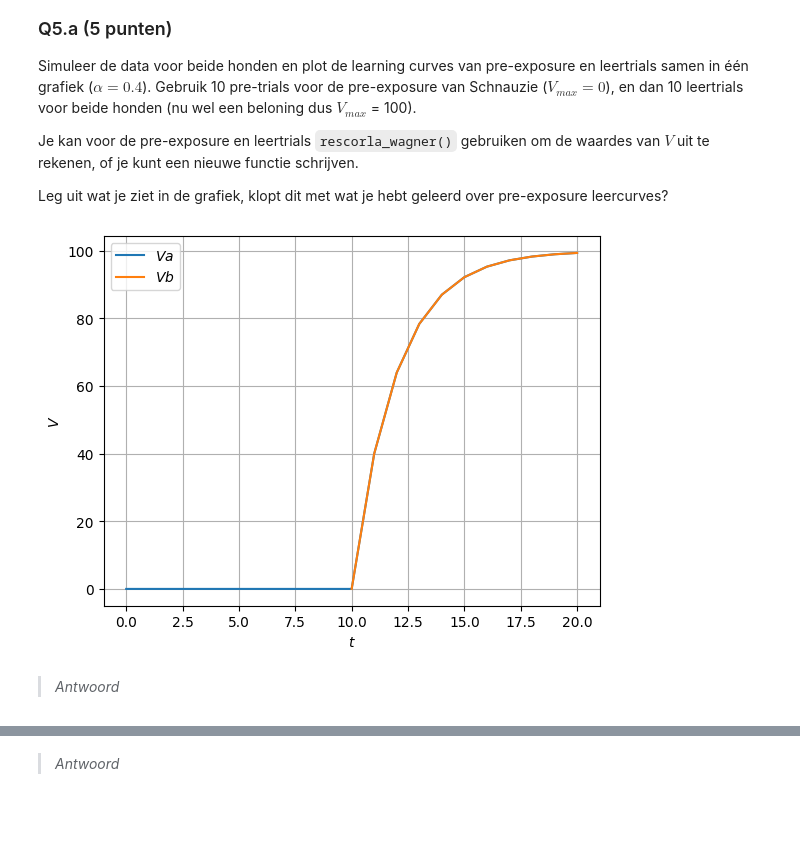
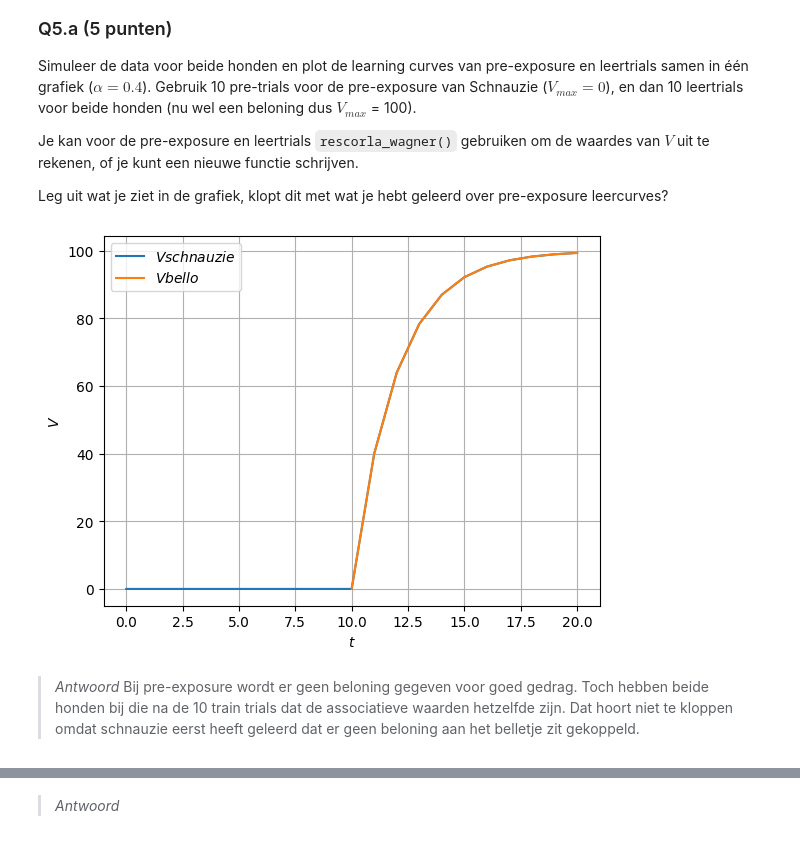
Before and after one commit to Knoerdin/huiswerk_gijs_nordin, a Jupyter notebook: Assignment 1/Assignment_1.ipynb, the cells around one changed output, grey strips where cells are left out. Drawn from its saved outputs; the diff is of its cells as text; code cells hidden in the pictures; blank space fills up the shorter version.

Commit message:
5a en b goed denk

```diff
--- a/Assignment 1/Assignment_1.ipynb
+++ b/Assignment 1/Assignment_1.ipynb
@@ -378,19 +378,19 @@ Leg uit wat je ziet in de grafiek, klopt dit met wat je hebt geleerd over pre-ex
 # %%
 # TO DO plot
 v_pre_schnauzie, _ = rescorla_wagner(0.4, 0, 0, 10)
-
 v_leer_schnauzie, _ = rescorla_wagner(0.4, v_pre_schnauzie[-1], 100, 10)
-
 v_schnauzie = v_pre_schnauzie + v_leer_schnauzie[1:]
 
 v_bello, _ = rescorla_wagner(0.4, 0, 100, 10)
 v2_bello = [None]*10 + v_bello
 
-plot_trials(r"$t$", r"$V$", [r"$Va$", r"$Vb$", r"$Vcom$"], v_schnauzie, v2_bello)
+plot_trials(r"$t$", r"$V$", [r"$Vschnauzie$", r"$Vbello$", r"$Vcom$"], v_schnauzie, v2_bello)
 # %% [output]
-[figure, old version]
+[figure, new version]
-# %% [markdown]
-> *Antwoord*
+# %% [markdown]
+> *Antwoord*
+Bij pre-exposure wordt er geen beloning gegeven voor goed gedrag. Toch hebben beide honden bij die na de 10 train trials dat de associatieve waarden hetzelfde zijn.
+Dat hoort niet te kloppen omdat schnauzie eerst heeft geleerd dat er geen beloning aan het belletje zit gekoppeld.
 # %% [markdown]
 ### Q5.b (4 punten)
 
```
Also changed, not shown: parts of 4 cells of this notebook.
